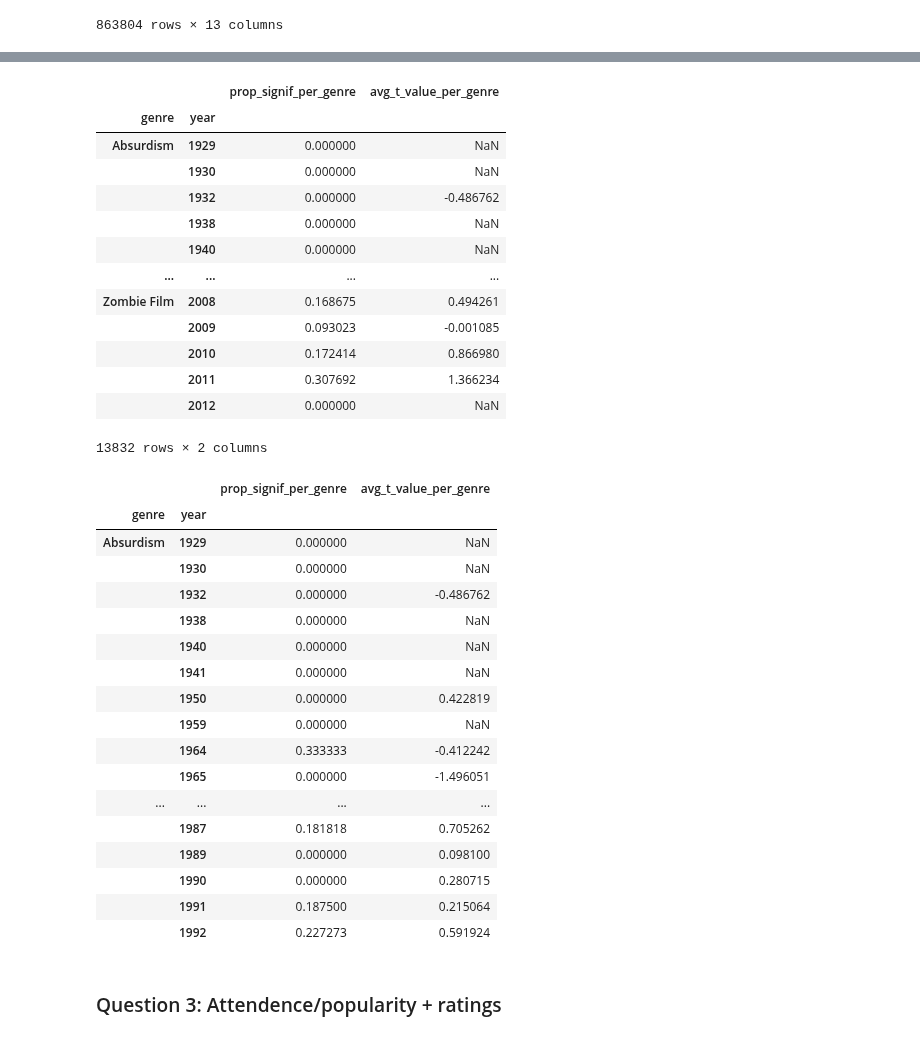
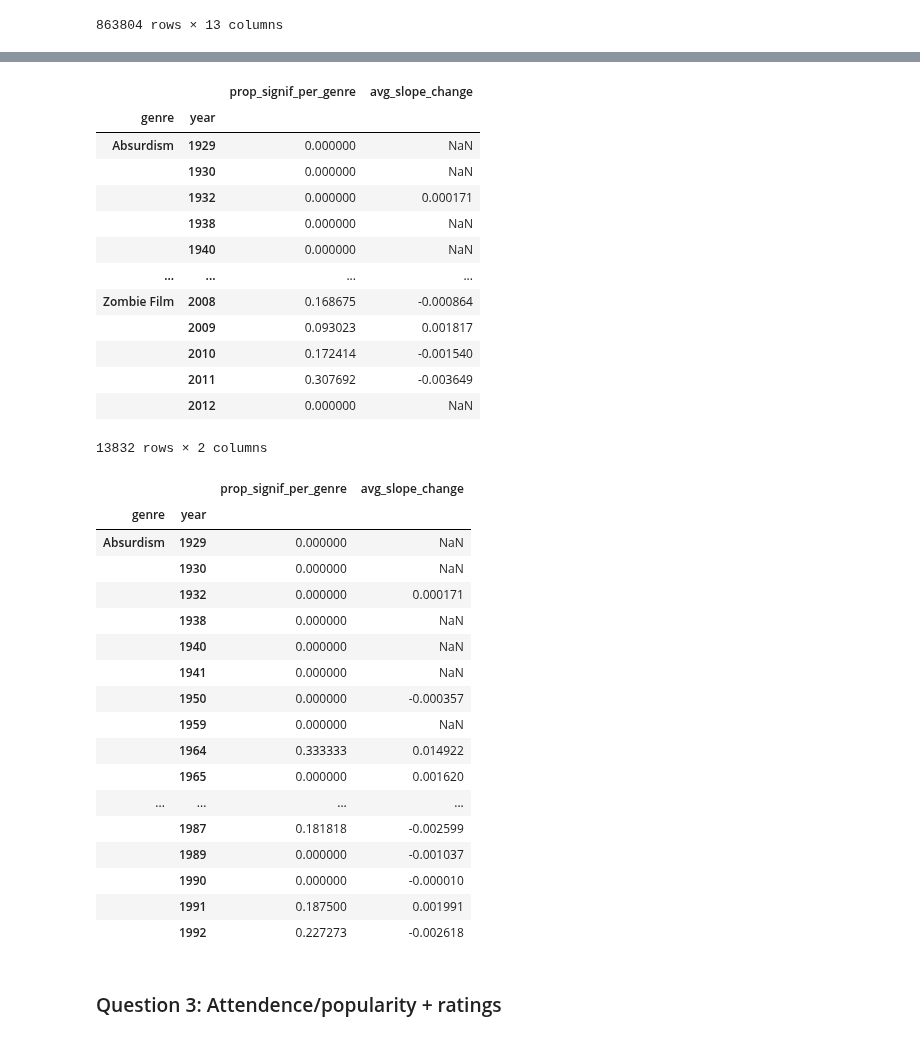
Before and after one commit to epfl-ada/ada-2023-project-abadakor, a Jupyter notebook: parallel_questions.ipynb, the cells around one changed output, grey strips where cells are left out. Cells and saved outputs as stored; diff of their text form; code cells hidden in the pictures.

```diff
--- a/parallel_questions.ipynb
+++ b/parallel_questions.ipynb
@@ -327,44 +328,44 @@ signi_names_per_genre_per_year_df.head(30)
 # %%
 # Compute proportion of impacted names by genre by year
 name_by_genre_by_year_prop_significant_df = movie_genre_aggregate_with_years_df.groupby(['genre','year']).apply(lambda x: pd.Series({
         'prop_signif_per_genre': (x['p_value'] < 0.1).sum()/len(x['p_value']),
-        'avg_t_value_per_genre': x['t_stat'].mean()
+        'avg_slope_change': x['slope_change'].mean()
     }))
 display(name_by_genre_by_year_prop_significant_df)
 name_by_genre_by_year_prop_significant_df.head(30)
 # %% [output]
-|  |  | prop_signif_per_genre | avg_t_value_per_genre |
+|  |  | prop_signif_per_genre | avg_slope_change |
 | genre | year |  |  |
 | Absurdism | 1929 | 0.000000 | NaN |
 |  | 1930 | 0.000000 | NaN |
-|  | 1932 | 0.000000 | -0.486762 |
+|  | 1932 | 0.000000 | 0.000171 |
 |  | 1938 | 0.000000 | NaN |
 |  | 1940 | 0.000000 | NaN |
 | ... | ... | ... | ... |
-| Zombie Film | 2008 | 0.168675 | 0.494261 |
-|  | 2009 | 0.093023 | -0.001085 |
-|  | 2010 | 0.172414 | 0.866980 |
-|  | 2011 | 0.307692 | 1.366234 |
+| Zombie Film | 2008 | 0.168675 | -0.000864 |
+|  | 2009 | 0.093023 | 0.001817 |
+|  | 2010 | 0.172414 | -0.001540 |
+|  | 2011 | 0.307692 | -0.003649 |
 |  | 2012 | 0.000000 | NaN |
 13832 rows × 2 columns
-|  |  | prop_signif_per_genre | avg_t_value_per_genre |
+|  |  | prop_signif_per_genre | avg_slope_change |
 | genre | year |  |  |
 | Absurdism | 1929 | 0.000000 | NaN |
 |  | 1930 | 0.000000 | NaN |
-|  | 1932 | 0.000000 | -0.486762 |
+|  | 1932 | 0.000000 | 0.000171 |
 |  | 1938 | 0.000000 | NaN |
 |  | 1940 | 0.000000 | NaN |
 |  | 1941 | 0.000000 | NaN |
-|  | 1950 | 0.000000 | 0.422819 |
+|  | 1950 | 0.000000 | -0.000357 |
 |  | 1959 | 0.000000 | NaN |
-|  | 1964 | 0.333333 | -0.412242 |
-|  | 1965 | 0.000000 | -1.496051 |
+|  | 1964 | 0.333333 | 0.014922 |
+|  | 1965 | 0.000000 | 0.001620 |
 | ... | ... | ... | ... |
-|  | 1987 | 0.181818 | 0.705262 |
-|  | 1989 | 0.000000 | 0.098100 |
-|  | 1990 | 0.000000 | 0.280715 |
-|  | 1991 | 0.187500 | 0.215064 |
-|  | 1992 | 0.227273 | 0.591924 |
+|  | 1987 | 0.181818 | -0.002599 |
+|  | 1989 | 0.000000 | -0.001037 |
+|  | 1990 | 0.000000 | -0.000010 |
+|  | 1991 | 0.187500 | 0.001991 |
+|  | 1992 | 0.227273 | -0.002618 |
 # %% [markdown]
 ### Question 3: Attendence/popularity + ratings
 # %%
```
Also changed, not shown: parts of 3 cells of this notebook.
